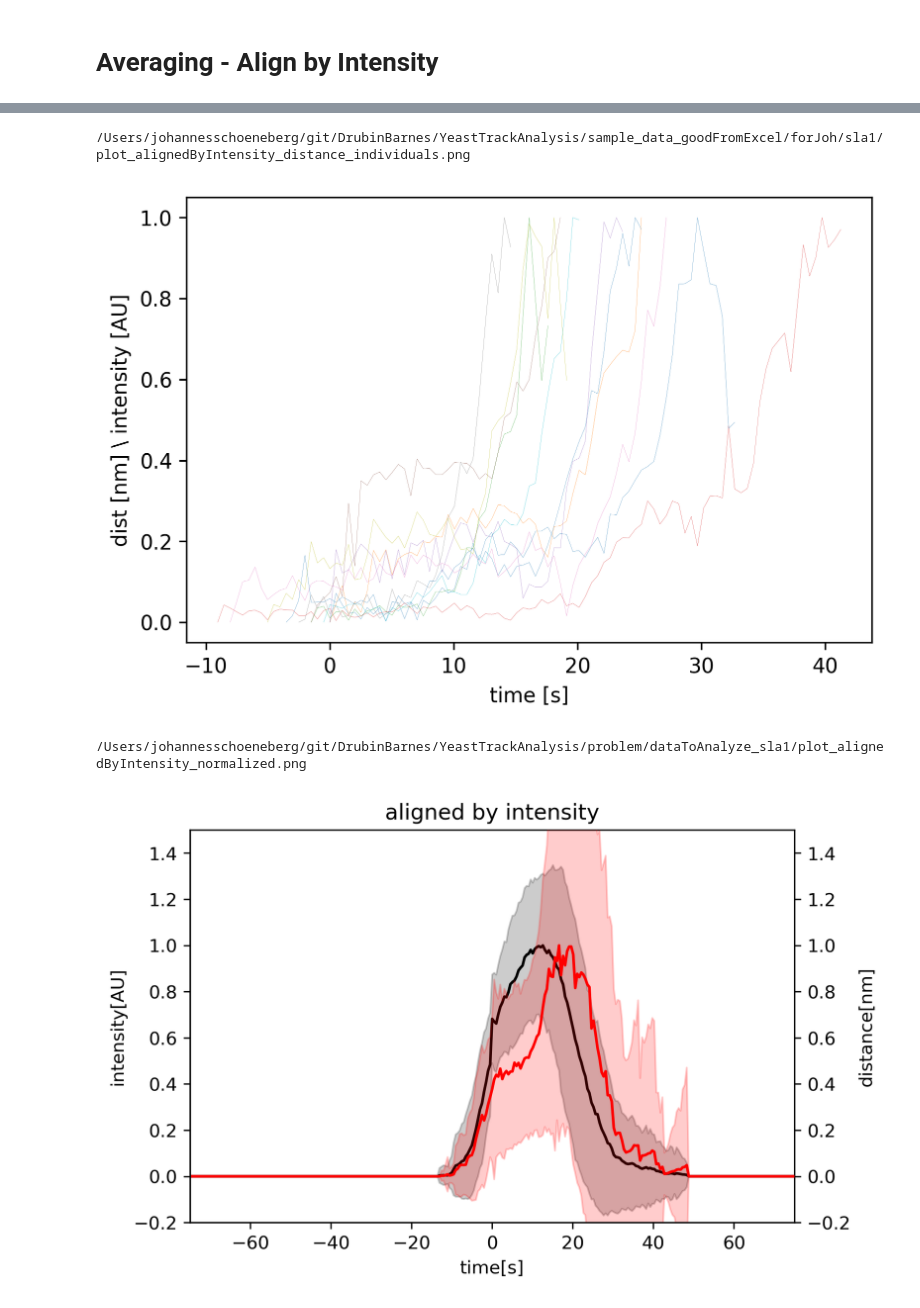
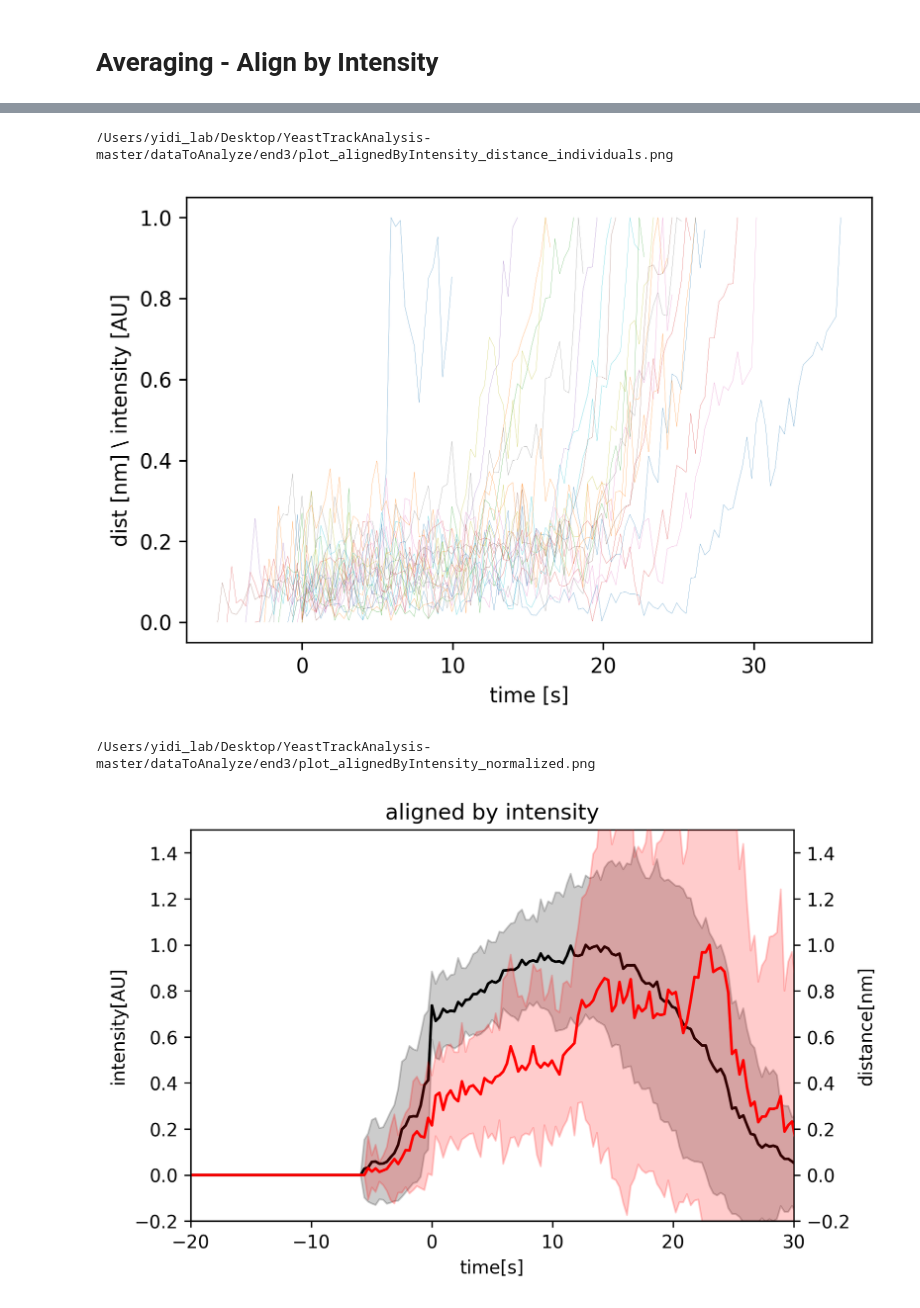
Before and after one commit to elifesciences-publications/YeastTrackAnalysis, a Jupyter notebook: analysis_multiTrack_listOfFiles.ipynb, the cells around one changed output, grey strips where cells are left out. Saved outputs shown, nothing was run; the diff lists cells and outputs as text; code cells hidden in the pictures.

Commit message:
most recent changes for yidis computer

```diff
--- a/analysis_multiTrack_listOfFiles.ipynb
+++ b/analysis_multiTrack_listOfFiles.ipynb
@@ -26,8 +26,8 @@ def align_yaxis(ax1, v1, ax2, v2):
 # %% [markdown]
 # input data
 # %%
-#path = "/Users/sun.hong/Desktop/YeastTrackAnalysis-master/dataToAnalyze/"
-path = "/Users/johannesschoeneberg/git/DrubinBarnes/YeastTrackAnalysis/sample_data_goodFromExcel/forJoh/"
+path = "/Users/yidi_lab/Desktop/YeastTrackAnalysis-master/dataToAnalyze/"
+#path = "/Users/johannesschoeneberg/git/DrubinBarnes/YeastTrackAnalysis/sample_data_goodFromExcel/forJoh/"
 
 
 #what data is good for inflection point
@@ -40,13 +40,13 @@ path = "/Users/johannesschoeneberg/git/DrubinBarnes/YeastTrackAnalysis/sample_da
 # THESE ARE THE ONLY PARAMETERS TO CHANGE
 
 # change your filename to the file you want to analyze
-path_to_all_tracks_data = path+"sla1/"
+path_to_all_tracks_data = path+"end3/"
 #path_to_all_tracks_data = path+"budding_yeast_abp1_gfp/"
 
 allTracksFilename = 'all_tracks.csv'
 
 
-frameToSecondConversion = 0.503
+frameToSecondConversion = 0.311
 pixelToNanometerConversion = 65
 
 
@@ -524,8 +524,8 @@ outputFigurePath= outputpath+"plot_alignedByIntensity_distance_individuals.png"
 print(outputFigurePath)
 plt.savefig(outputFigurePath)
 # %% [output]
-/Users/johannesschoeneberg/git/DrubinBarnes/YeastTrackAnalysis/sample_data_goodFromExcel/forJoh/sla1/plot_alignedByIntensity_distance_individuals.png
+/Users/yidi_lab/Desktop/YeastTrackAnalysis-master/dataToAnalyze/end3/plot_alignedByIntensity_distance_individuals.png
-[figure, old version]
+[figure, new version]
 # %%
 allFramesAccumulated_intensity = []
 allFramesAccumulated_distance = []
@@ -636,36 +636,36 @@ ax1.set_ylim(-0.2,1.5)
 ax2.set_ylim(-0.2,1.5)
 ##########
 # Change this to change plotting window (x-axis)
 ##########
-plt.xlim(-75,75)
+plt.xlim(-20,30)
 
 ax1.set_xlabel("time[s]")
 
 
 outputFigurePath= outputpath+"plot_alignedByIntensity_normalized.png"
 print(outputFigurePath)
 
 
 plt.savefig(outputFigurePath)
 
 
 df = pd.DataFrame()
 df['time[frames]'] = time
 df['multi_alignedByIntensity_intensity_mean'] = int_mean
 df['multi_alignedByIntensity_intensity_std'] = int_std
 df['multi_alignedByIntensity_intensity_mean_normalized'] = int_mean_norm
 df['multi_alignedByIntensity_intensity_std_normalized'] = int_std_norm
 
 df['multi_alignedByIntensity_distance_mean'] = dist_mean
 df['multi_alignedByIntensity_distance_std'] = dist_std
 df['multi_alignedByIntensity_distance_mean_normalized'] = dist_mean_norm
 df['multi_alignedByIntensity_distance_std_normalized'] = dist_std_norm
 
 outputDataFilePath = outputpath+'output_alignedByIntensity.csv'
 df.to_csv(outputDataFilePath)
 # %% [output]
-/Users/johannesschoeneberg/git/DrubinBarnes/YeastTrackAnalysis/problem/dataToAnalyze_sla1/plot_alignedByIntensity_normalized.png
+/Users/yidi_lab/Desktop/YeastTrackAnalysis-master/dataToAnalyze/end3/plot_alignedByIntensity_normalized.png
-[figure, old version]
+[figure, new version]
 # %%
 
 
```
Also changed, not shown: parts of 13 cells of this notebook, 1 other file.
